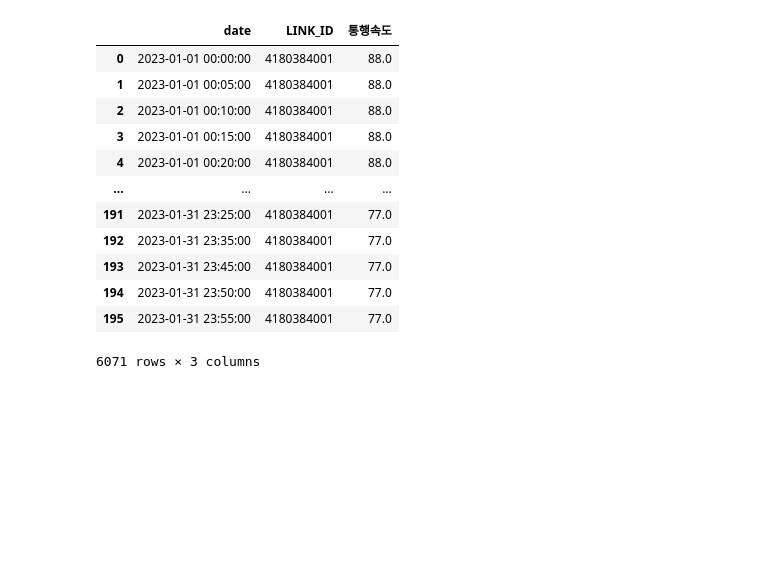
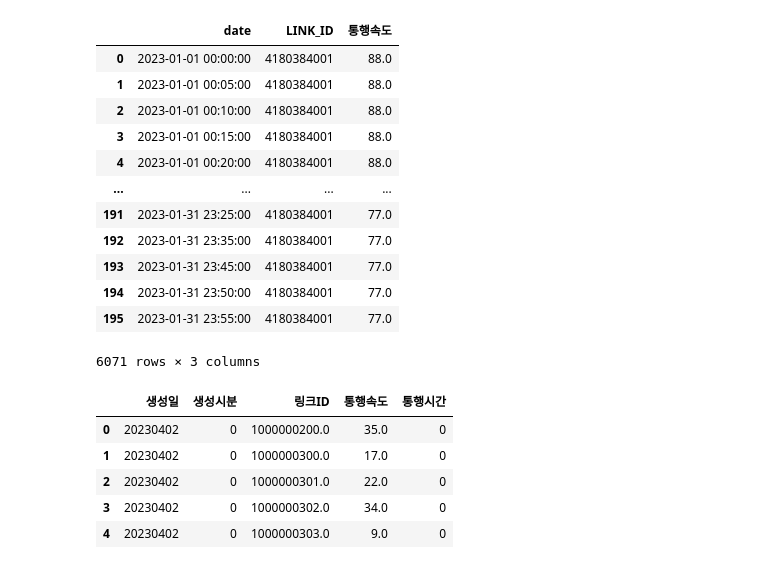
Before and after one commit to danawls/traffic_models, a Jupyter notebook: data_combine/1-1.ipynb, the cells around one changed output. Saved outputs shown, nothing was run; the diff lists cells and outputs as text; code cells hidden in the pictures; blank space fills up the shorter version.

```diff
--- a/data_combine/1-1.ipynb
+++ b/data_combine/1-1.ipynb
@@ -3,7 +3,7 @@ import pandas as pd
 import dask.dataframe as ddf
 import numpy as np
 # %%
-c = ddf.read_csv('/Volumes/Expansion/traffic-prediction/data/its-소통/1/its_c_1_2_m1.csv', dtype={'링크ID':'object'})
+c = ddf.read_csv('/Volumes/Expansion/traffic-prediction/data/its-소통/4/its_c_4_2_m1.csv', dtype={'링크ID':'object'})
 # e = ddf.read_csv('/Volumes/Expansion/traffic-prediction/data/its-돌발/1/its_e_1_1_m1.csv', dtype='object')
 # w = ddf.read_csv('/Volumes/Expansion/traffic-prediction/data/기상청-방재/weather_1_m1.csv')
 # r = ddf.read_csv('/Volumes/Expansion/traffic-prediction/data/도로 데이터/road(info)_m1.csv')
@@ -438,7 +438,7 @@ for i in range(29):
     c = c.rename(columns={'링크ID':'LINK_ID'})
     c = c.drop(['통행시간', '생성일', '생성시분'], axis=1)
     c = c.compute()
-    c = c[c['LINK_ID']=='4180384001']
+    c = c[c['LINK_ID']=='1000000302.0']
     c = c.astype({'LINK_ID':'str'})
     c.to_csv(f'/Volumes/Expansion/traffic-prediction/product-data/{i + 1}.csv', index=False)
     del c
@@ -467,3 +467,12 @@ com
 | 194 | 2023-01-31 23:50:00 | 4180384001 | 77.0 |
 | 195 | 2023-01-31 23:55:00 | 4180384001 | 77.0 |
 6071 rows × 3 columns
+# %%
+c.head()
+# %% [output]
+|  | 생성일 | 생성시분 | 링크ID | 통행속도 | 통행시간 |
+| 0 | 20230402 | 0 | 1000000200.0 | 35.0 | 0 |
+| 1 | 20230402 | 0 | 1000000300.0 | 17.0 | 0 |
+| 2 | 20230402 | 0 | 1000000301.0 | 22.0 | 0 |
+| 3 | 20230402 | 0 | 1000000302.0 | 34.0 | 0 |
+| 4 | 20230402 | 0 | 1000000303.0 | 9.0 | 0 |
```
Also changed, not shown: parts of 4 cells of this notebook, 38 other files.
